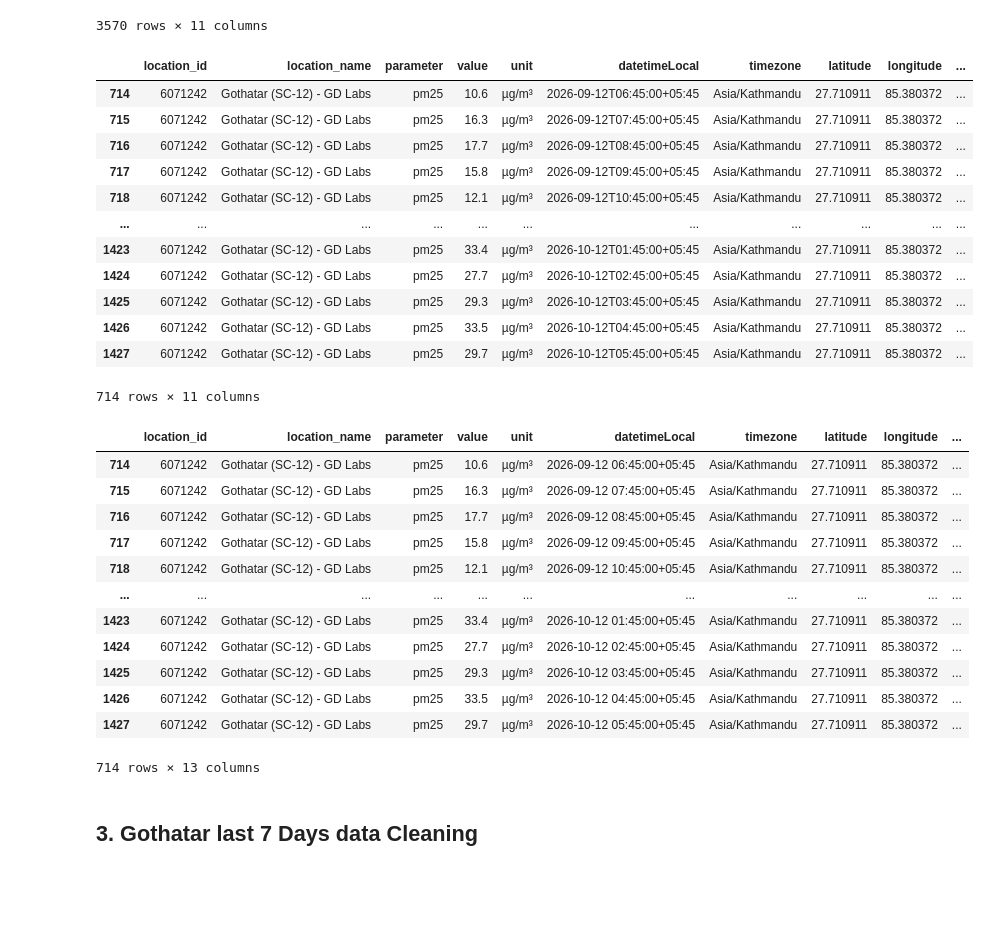
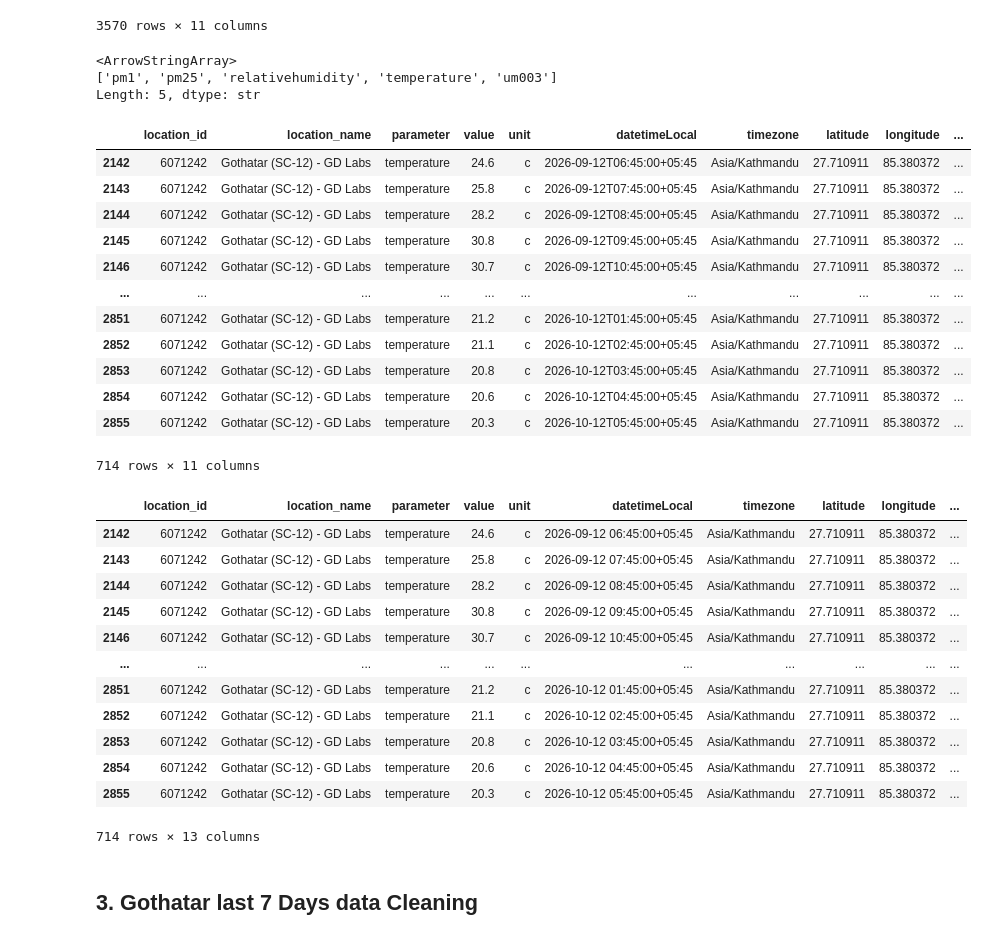
Before and after one commit to Laxmination/Kathmandu-PM2.5-Forecasting, a Jupyter notebook: OpenAQdatasetCleaning/Gothatar Data Clean.ipynb, the cells around one changed output. Drawn from its saved outputs; the diff is of its cells as text; code cells hidden in the pictures; blank space fills up the shorter version.

```diff
--- a/OpenAQdatasetCleaning/Gothatar Data Clean.ipynb
+++ b/OpenAQdatasetCleaning/Gothatar Data Clean.ipynb
@@ -167,22 +168,29 @@ cleaned1
 | 3568 | 6071242 | Gothatar (SC-12) - GD Labs | um003 | 1207.0 | particles/cm³ | 2026-10-12T04:45:00+05:45 | Asia/Kathmandu | 27.710911 | 85.380372 | ... |
 | 3569 | 6071242 | Gothatar (SC-12) - GD Labs | um003 | 1007.0 | particles/cm³ | 2026-10-12T05:45:00+05:45 | Asia/Kathmandu | 27.710911 | 85.380372 | ... |
 3570 rows × 11 columns
+# %%
+cleaned1['parameter'].unique()
+# %% [output]
+<ArrowStringArray>
+['pm1', 'pm25', 'relativehumidity', 'temperature', 'um003']
+Length: 5, dtype: str
 # %%
-cleaned1 = cleaned1[cleaned1['parameter']=='pm25']
+# cleaned1 = cleaned1[cleaned1['parameter']=='pm25']
+cleaned1 = cleaned1[cleaned1['parameter']=='temperature']
 cleaned1
 # %% [output]
 |  | location_id | location_name | parameter | value | unit | datetimeLocal | timezone | latitude | longitude | ... |
-| 714 | 6071242 | Gothatar (SC-12) - GD Labs | pm25 | 10.6 | µg/m³ | 2026-09-12T06:45:00+05:45 | Asia/Kathmandu | 27.710911 | 85.380372 | ... |
-| 715 | 6071242 | Gothatar (SC-12) - GD Labs | pm25 | 16.3 | µg/m³ | 2026-09-12T07:45:00+05:45 | Asia/Kathmandu | 27.710911 | 85.380372 | ... |
-| 716 | 6071242 | Gothatar (SC-12) - GD Labs | pm25 | 17.7 | µg/m³ | 2026-09-12T08:45:00+05:45 | Asia/Kathmandu | 27.710911 | 85.380372 | ... |
-| 717 | 6071242 | Gothatar (SC-12) - GD Labs | pm25 | 15.8 | µg/m³ | 2026-09-12T09:45:00+05:45 | Asia/Kathmandu | 27.710911 | 85.380372 | ... |
-| 718 | 6071242 | Gothatar (SC-12) - GD Labs | pm25 | 12.1 | µg/m³ | 2026-09-12T10:45:00+05:45 | Asia/Kathmandu | 27.710911 | 85.380372 | ... |
+| 2142 | 6071242 | Gothatar (SC-12) - GD Labs | temperature | 24.6 | c | 2026-09-12T06:45:00+05:45 | Asia/Kathmandu | 27.710911 | 85.380372 | ... |
+| 2143 | 6071242 | Gothatar (SC-12) - GD Labs | temperature | 25.8 | c | 2026-09-12T07:45:00+05:45 | Asia/Kathmandu | 27.710911 | 85.380372 | ... |
+| 2144 | 6071242 | Gothatar (SC-12) - GD Labs | temperature | 28.2 | c | 2026-09-12T08:45:00+05:45 | Asia/Kathmandu | 27.710911 | 85.380372 | ... |
+| 2145 | 6071242 | Gothatar (SC-12) - GD Labs | temperature | 30.8 | c | 2026-09-12T09:45:00+05:45 | Asia/Kathmandu | 27.710911 | 85.380372 | ... |
+| 2146 | 6071242 | Gothatar (SC-12) - GD Labs | temperature | 30.7 | c | 2026-09-12T10:45:00+05:45 | Asia/Kathmandu | 27.710911 | 85.380372 | ... |
 | ... | ... | ... | ... | ... | ... | ... | ... | ... | ... | ... |
-| 1423 | 6071242 | Gothatar (SC-12) - GD Labs | pm25 | 33.4 | µg/m³ | 2026-10-12T01:45:00+05:45 | Asia/Kathmandu | 27.710911 | 85.380372 | ... |
-| 1424 | 6071242 | Gothatar (SC-12) - GD Labs | pm25 | 27.7 | µg/m³ | 2026-10-12T02:45:00+05:45 | Asia/Kathmandu | 27.710911 | 85.380372 | ... |
-| 1425 | 6071242 | Gothatar (SC-12) - GD Labs | pm25 | 29.3 | µg/m³ | 2026-10-12T03:45:00+05:45 | Asia/Kathmandu | 27.710911 | 85.380372 | ... |
-| 1426 | 6071242 | Gothatar (SC-12) - GD Labs | pm25 | 33.5 | µg/m³ | 2026-10-12T04:45:00+05:45 | Asia/Kathmandu | 27.710911 | 85.380372 | ... |
-| 1427 | 6071242 | Gothatar (SC-12) - GD Labs | pm25 | 29.7 | µg/m³ | 2026-10-12T05:45:00+05:45 | Asia/Kathmandu | 27.710911 | 85.380372 | ... |
+| 2851 | 6071242 | Gothatar (SC-12) - GD Labs | temperature | 21.2 | c | 2026-10-12T01:45:00+05:45 | Asia/Kathmandu | 27.710911 | 85.380372 | ... |
+| 2852 | 6071242 | Gothatar (SC-12) - GD Labs | temperature | 21.1 | c | 2026-10-12T02:45:00+05:45 | Asia/Kathmandu | 27.710911 | 85.380372 | ... |
+| 2853 | 6071242 | Gothatar (SC-12) - GD Labs | temperature | 20.8 | c | 2026-10-12T03:45:00+05:45 | Asia/Kathmandu | 27.710911 | 85.380372 | ... |
+| 2854 | 6071242 | Gothatar (SC-12) - GD Labs | temperature | 20.6 | c | 2026-10-12T04:45:00+05:45 | Asia/Kathmandu | 27.710911 | 85.380372 | ... |
+| 2855 | 6071242 | Gothatar (SC-12) - GD Labs | temperature | 20.3 | c | 2026-10-12T05:45:00+05:45 | Asia/Kathmandu | 27.710911 | 85.380372 | ... |
 714 rows × 11 columns
 # %%
 # seperating date and time
@@ -192,17 +200,17 @@ cleaned1['time']=cleaned1['datetimeLocal'].dt.strftime('%H:%M:%S')
 cleaned1
 # %% [output]
 |  | location_id | location_name | parameter | value | unit | datetimeLocal | timezone | latitude | longitude | ... |
-| 714 | 6071242 | Gothatar (SC-12) - GD Labs | pm25 | 10.6 | µg/m³ | 2026-09-12 06:45:00+05:45 | Asia/Kathmandu | 27.710911 | 85.380372 | ... |
-| 715 | 6071242 | Gothatar (SC-12) - GD Labs | pm25 | 16.3 | µg/m³ | 2026-09-12 07:45:00+05:45 | Asia/Kathmandu | 27.710911 | 85.380372 | ... |
-| 716 | 6071242 | Gothatar (SC-12) - GD Labs | pm25 | 17.7 | µg/m³ | 2026-09-12 08:45:00+05:45 | Asia/Kathmandu | 27.710911 | 85.380372 | ... |
-| 717 | 6071242 | Gothatar (SC-12) - GD Labs | pm25 | 15.8 | µg/m³ | 2026-09-12 09:45:00+05:45 | Asia/Kathmandu | 27.710911 | 85.380372 | ... |
-| 718 | 6071242 | Gothatar (SC-12) - GD Labs | pm25 | 12.1 | µg/m³ | 2026-09-12 10:45:00+05:45 | Asia/Kathmandu | 27.710911 | 85.380372 | ... |
+| 2142 | 6071242 | Gothatar (SC-12) - GD Labs | temperature | 24.6 | c | 2026-09-12 06:45:00+05:45 | Asia/Kathmandu | 27.710911 | 85.380372 | ... |
+| 2143 | 6071242 | Gothatar (SC-12) - GD Labs | temperature | 25.8 | c | 2026-09-12 07:45:00+05:45 | Asia/Kathmandu | 27.710911 | 85.380372 | ... |
+| 2144 | 6071242 | Gothatar (SC-12) - GD Labs | temperature | 28.2 | c | 2026-09-12 08:45:00+05:45 | Asia/Kathmandu | 27.710911 | 85.380372 | ... |
+| 2145 | 6071242 | Gothatar (SC-12) - GD Labs | temperature | 30.8 | c | 2026-09-12 09:45:00+05:45 | Asia/Kathmandu | 27.710911 | 85.380372 | ... |
+| 2146 | 6071242 | Gothatar (SC-12) - GD Labs | temperature | 30.7 | c | 2026-09-12 10:45:00+05:45 | Asia/Kathmandu | 27.710911 | 85.380372 | ... |
 | ... | ... | ... | ... | ... | ... | ... | ... | ... | ... | ... |
-| 1423 | 6071242 | Gothatar (SC-12) - GD Labs | pm25 | 33.4 | µg/m³ | 2026-10-12 01:45:00+05:45 | Asia/Kathmandu | 27.710911 | 85.380372 | ... |
-| 1424 | 6071242 | Gothatar (SC-12) - GD Labs | pm25 | 27.7 | µg/m³ | 2026-10-12 02:45:00+05:45 | Asia/Kathmandu | 27.710911 | 85.380372 | ... |
-| 1425 | 6071242 | Gothatar (SC-12) - GD Labs | pm25 | 29.3 | µg/m³ | 2026-10-12 03:45:00+05:45 | Asia/Kathmandu | 27.710911 | 85.380372 | ... |
-| 1426 | 6071242 | Gothatar (SC-12) - GD Labs | pm25 | 33.5 | µg/m³ | 2026-10-12 04:45:00+05:45 | Asia/Kathmandu | 27.710911 | 85.380372 | ... |
-| 1427 | 6071242 | Gothatar (SC-12) - GD Labs | pm25 | 29.7 | µg/m³ | 2026-10-12 05:45:00+05:45 | Asia/Kathmandu | 27.710911 | 85.380372 | ... |
+| 2851 | 6071242 | Gothatar (SC-12) - GD Labs | temperature | 21.2 | c | 2026-10-12 01:45:00+05:45 | Asia/Kathmandu | 27.710911 | 85.380372 | ... |
+| 2852 | 6071242 | Gothatar (SC-12) - GD Labs | temperature | 21.1 | c | 2026-10-12 02:45:00+05:45 | Asia/Kathmandu | 27.710911 | 85.380372 | ... |
+| 2853 | 6071242 | Gothatar (SC-12) - GD Labs | temperature | 20.8 | c | 2026-10-12 03:45:00+05:45 | Asia/Kathmandu | 27.710911 | 85.380372 | ... |
+| 2854 | 6071242 | Gothatar (SC-12) - GD Labs | temperature | 20.6 | c | 2026-10-12 04:45:00+05:45 | Asia/Kathmandu | 27.710911 | 85.380372 | ... |
+| 2855 | 6071242 | Gothatar (SC-12) - GD Labs | temperature | 20.3 | c | 2026-10-12 05:45:00+05:45 | Asia/Kathmandu | 27.710911 | 85.380372 | ... |
 714 rows × 13 columns
 # %%
 cleaned1.to_csv('cleaned_GothatarLast30days.csv', index=False)
```
Also changed, not shown: parts of 6 cells of this notebook, 43 other files.
